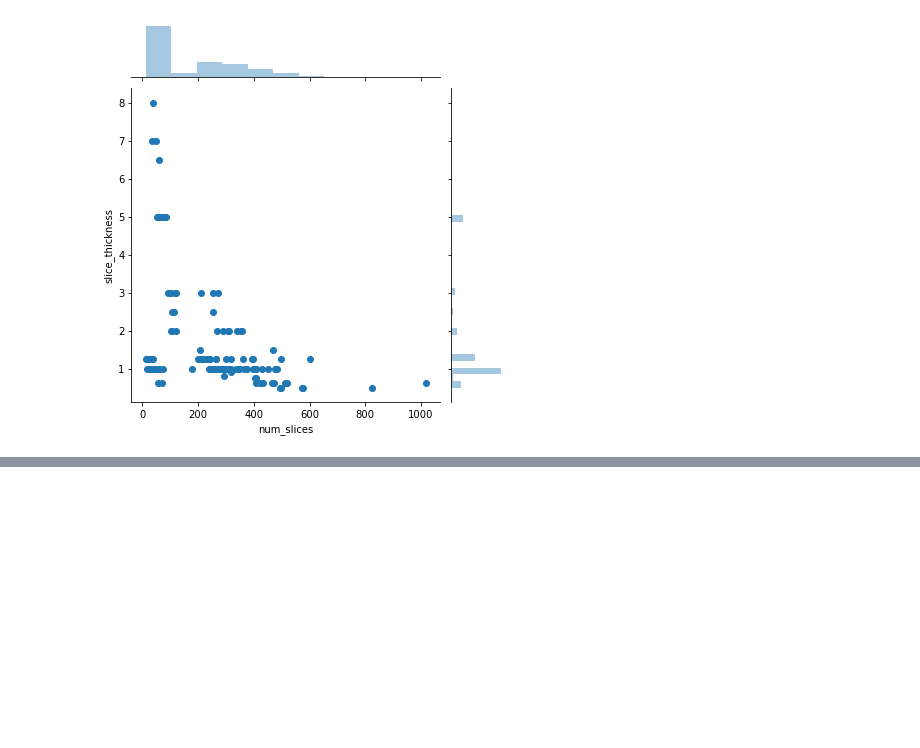
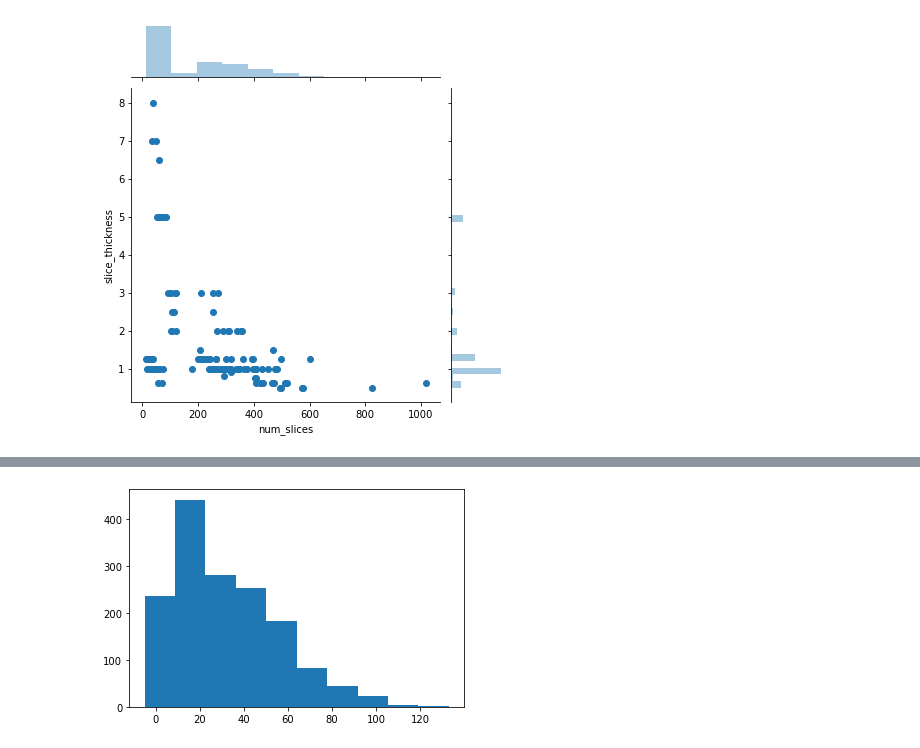
Before and after one commit to alibabaz/kaggle_osic_pulmonary_fibrosis, a Jupyter notebook: eda_viz_expo.ipynb, the cells around one changed output, grey strips where cells are left out. Saved outputs shown, nothing was run; the diff lists cells and outputs as text; code cells hidden in the pictures; blank space fills up the shorter version.

```diff
--- a/eda_viz_expo.ipynb
+++ b/eda_viz_expo.ipynb
@@ -207,0 +213,4 @@ sns.__version__
+# %%
+plt.hist(train_df['Weeks']);
+# %% [output]
+[figure, added]
```
Also changed, not shown: parts of 38 cells of this notebook, 1 other file.
